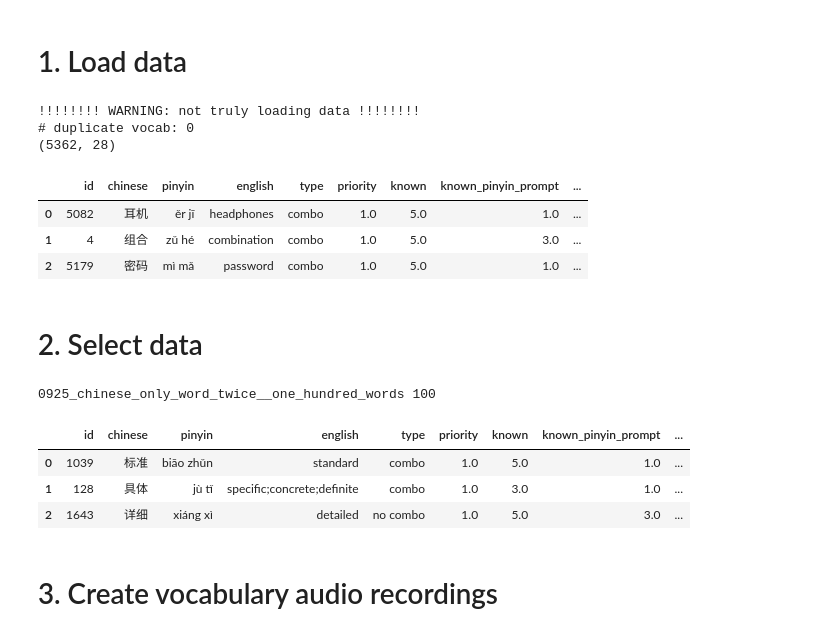
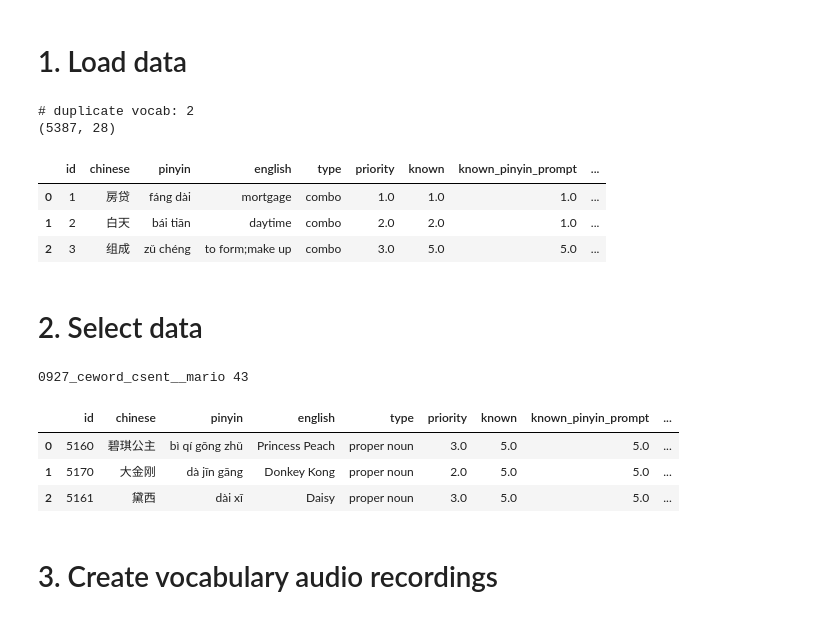
Before and after one commit to srcole/mandarin_data, a Jupyter notebook: 02_audio_generation/02_youtube_video_generate.ipynb, the cells around one changed output. Drawn from its saved outputs; the diff is of its cells as text; code cells hidden in the pictures.

Commit message:
mario video

```diff
--- a/02_audio_generation/02_youtube_video_generate.ipynb
+++ b/02_audio_generation/02_youtube_video_generate.ipynb
@@ -40,12 +45,13 @@ pd.options.display.max_rows = 130
 # %%
 # Create settings df
 df_all_recordings_tomake = fill_default_settings(dict_recordings)
+rrow = df_all_recordings_tomake.loc[0]
 
 # Create folder for non-audio recordings for this project
-for i_rrow, rrow in df_all_recordings_tomake.iterrows():
-    # Create folder if not exists
-    if not os.path.exists(f"{nonvocab_audio_path}/{rrow['recording_name']}"):
-        os.mkdir(f"{nonvocab_audio_path}/{rrow['recording_name']}")
-
+project_artifacts_folder = f"{nonvocab_audio_path}/{rrow['recording_name']}"
+# Create folder if not exists
+if not os.path.exists(project_artifacts_folder):
+    os.mkdir(project_artifacts_folder)
+delete_previous_attempt_files(df_all_recordings_tomake, nonvocab_audio_path, to_delete=to_delete)
 df_all_recordings_tomake
 # %% [output]
@@ -66,7 +60,6 @@ if delete_old:
 # %% [markdown]
 # 1. Load data
 # %%
-truly_load_data = False
 if truly_load_data:
     df_all_vocab = load_raw_data()
     df_all_vocab.to_csv('latest_data.csv', index=False)
@@ -79,30 +72,28 @@ print(f'# duplicate vocab: {len(df_dups)}')
 print(df_all_vocab.shape)
 df_all_vocab.head(3)
 # %% [output]
-!!!!!!!! WARNING: not truly loading data !!!!!!!!
-# duplicate vocab: 0
-(5362, 28)
+# duplicate vocab: 2
+(5387, 28)
 |  | id | chinese | pinyin | english | type | priority | known | known_pinyin_prompt | ... |
-| 0 | 5082 | 耳机 | ěr jī | headphones | combo | 1.0 | 5.0 | 1.0 | ... |
-| 1 | 4 | 组合 | zǔ hé | combination | combo | 1.0 | 5.0 | 3.0 | ... |
-| 2 | 5179 | 密码 | mì mǎ | password | combo | 1.0 | 5.0 | 1.0 | ... |
+| 0 | 1 | 房贷 | fáng dài | mortgage | combo | 1.0 | 1.0 | 1.0 | ... |
+| 1 | 2 | 白天 | bái tiān | daytime | combo | 2.0 | 2.0 | 1.0 | ... |
+| 2 | 3 | 组成 | zǔ chéng | to form;make up | combo | 3.0 | 5.0 | 5.0 | ... |
 # %% [markdown]
 # 2. Select data
 # %%
 dfs_vocab_lists = {}
 n_vocab_by_recording = {}
-for i_rrow, rrow in df_all_recordings_tomake.iterrows():
-    dfs_vocab_lists[rrow['recording_name']] = filter_df_to_vocab_of_interest(df_all_vocab, rrow)
-    n_vocab_by_recording[rrow['recording_name']] = len(dfs_vocab_lists[rrow['recording_name']])
-    print(rrow['recording_name'], n_vocab_by_recording[rrow['recording_name']])
+dfs_vocab_lists[rrow['recording_name']] = filter_df_to_vocab_of_interest(df_all_vocab, rrow)
+n_vocab_by_recording[rrow['recording_name']] = len(dfs_vocab_lists[rrow['recording_name']])
+print(rrow['recording_name'], n_vocab_by_recording[rrow['recording_name']])
 
 dfs_vocab_lists[rrow['recording_name']].head(3)
 # %% [output]
-0925_chinese_only_word_twice__one_hundred_words 100
+0927_ceword_csent__mario 43
 |  | id | chinese | pinyin | english | type | priority | known | known_pinyin_prompt | ... |
-| 0 | 1039 | 标准 | biāo zhǔn | standard | combo | 1.0 | 5.0 | 1.0 | ... |
-| 1 | 128 | 具体 | jù tǐ | specific;concrete;definite | combo | 1.0 | 3.0 | 1.0 | ... |
-| 2 | 1643 | 详细 | xiáng xì | detailed | no combo | 1.0 | 5.0 | 3.0 | ... |
+| 0 | 5160 | 碧琪公主 | bì qí gōng zhǔ | Princess Peach | proper noun | 3.0 | 5.0 | 5.0 | ... |
+| 1 | 5170 | 大金刚 | dà jīn gāng | Donkey Kong | proper noun | 2.0 | 5.0 | 5.0 | ... |
+| 2 | 5161 | 黛西 | dài xī | Daisy | proper noun | 3.0 | 5.0 | 5.0 | ... |
 # %% [markdown]
 # 3. Create vocabulary audio recordings
 # %%
```
Also changed, not shown: parts of 26 cells of this notebook, 5 other files.
